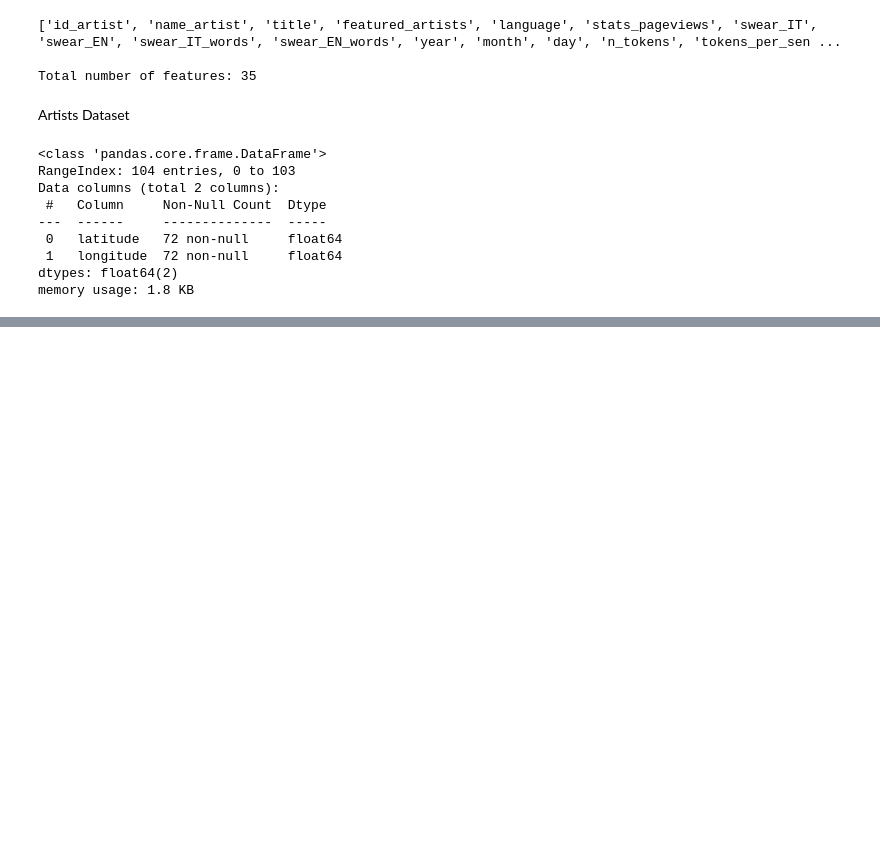
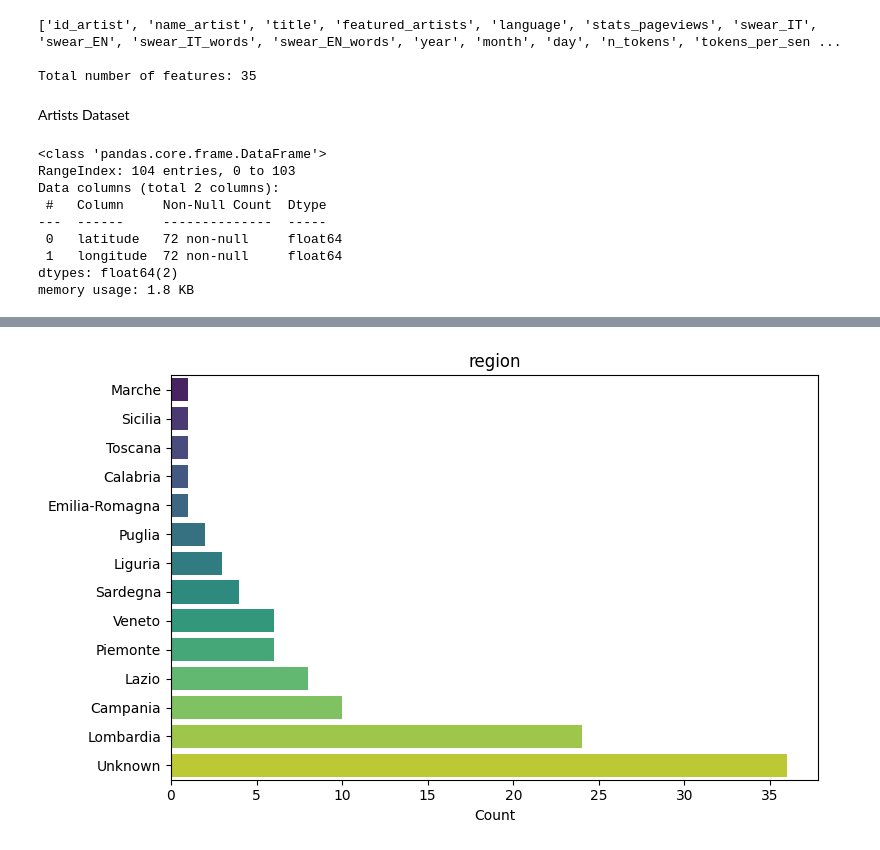
Before and after one commit to abderrahmane-salmi/UNIPI-Data-Mining-Project, a Jupyter notebook: task1/01_data_understanding.ipynb, the cells around one changed output, grey strips where cells are left out. Drawn from its saved outputs; the diff is of its cells as text; code cells hidden in the pictures; blank space fills up the shorter version.

```diff
--- a/task1/01_data_understanding.ipynb
+++ b/task1/01_data_understanding.ipynb
@@ -627,0 +609,4 @@ memory usage: 1.8 KB
+# %%
+fig = plot_categorical_distribution(artists_df["region"], figsize=(8,5), top_n=20)
+# %% [output]
+[figure, added]
```
Also changed, not shown: parts of 12 cells of this notebook, 45 other files.
